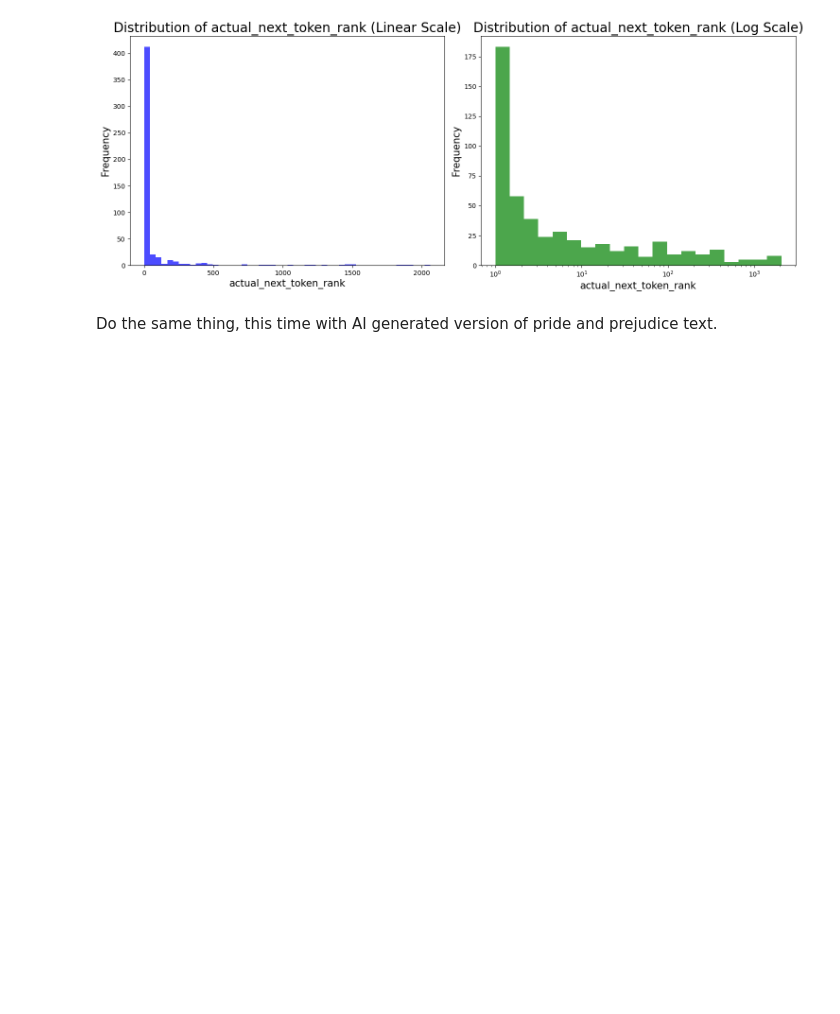
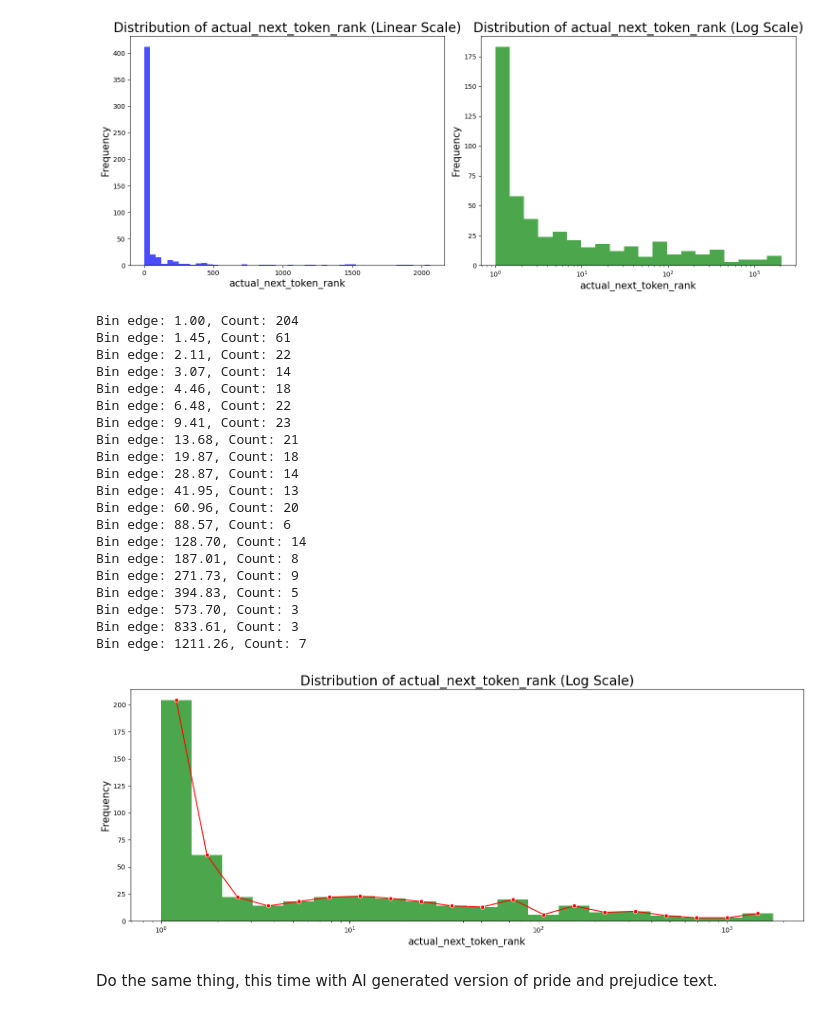
Before and after one commit to uwyang/blog_aidetector, a Jupyter notebook: blog4_perplexity.ipynb, the cells around one changed output. Drawn from its saved outputs; the diff is of its cells as text; code cells hidden in the pictures; blank space fills up the shorter version.

```diff
--- a/blog4_perplexity.ipynb
+++ b/blog4_perplexity.ipynb
@@ -115,6 +117,56 @@ plt.tight_layout()
 plt.show()
 # %% [output]
 [figure]
+# %%
+import seaborn as sns
+
+fig, ax = plt.subplots(figsize=(15, 6))
+
+# Calculate the 99th percentile
+percentile_99 = np.percentile(statsdf['actual_next_token_rank'], 99)
+
+# Filter the data to include only values within the 99th percentile
+filtered_data = statsdf[statsdf['actual_next_token_rank'] <= percentile_99]['actual_next_token_rank']
+
+bins = np.logspace(np.log10(filtered_data.min()), np.log10(filtered_data.max()), 21)
+# Plot histogram with log-spaced bins and set x-axis to log scale
+ax.hist(filtered_data, bins=bins, color='green', alpha=0.7)
+counts, _ = np.histogram(filtered_data, bins=bins)
+ax.set_xscale('log')  # Set log scale after plotting
+# Calculate the middle of each bin in log scale
+bin_middles = np.sqrt(bins[1:] * bins[:-1])
+
+# Create a line plot
+sns.lineplot(x=bin_middles, y=counts, ax=ax, marker='o', color='red')
+ax.set_title('Distribution of actual_next_token_rank (Log Scale)', fontsize=20)
+ax.set_xlabel('actual_next_token_rank', fontsize=15)
+ax.set_ylabel('Frequency', fontsize=15)
+
+
+plt.tight_layout()
+plt.show()
+# %% [output]
+Bin edge: 1.00, Count: 204
+Bin edge: 1.45, Count: 61
+Bin edge: 2.11, Count: 22
+Bin edge: 3.07, Count: 14
+Bin edge: 4.46, Count: 18
+Bin edge: 6.48, Count: 22
+Bin edge: 9.41, Count: 23
+Bin edge: 13.68, Count: 21
+Bin edge: 19.87, Count: 18
+Bin edge: 28.87, Count: 14
+Bin edge: 41.95, Count: 13
+Bin edge: 60.96, Count: 20
+Bin edge: 88.57, Count: 6
+Bin edge: 128.70, Count: 14
+Bin edge: 187.01, Count: 8
+Bin edge: 271.73, Count: 9
+Bin edge: 394.83, Count: 5
+Bin edge: 573.70, Count: 3
+Bin edge: 833.61, Count: 3
+Bin edge: 1211.26, Count: 7
+[figure, added]
 # %% [markdown]
 Do the same thing, this time with AI generated version of pride and prejudice text.
 # %%
```
Also changed, not shown: parts of 6 cells of this notebook, 10 other files.
